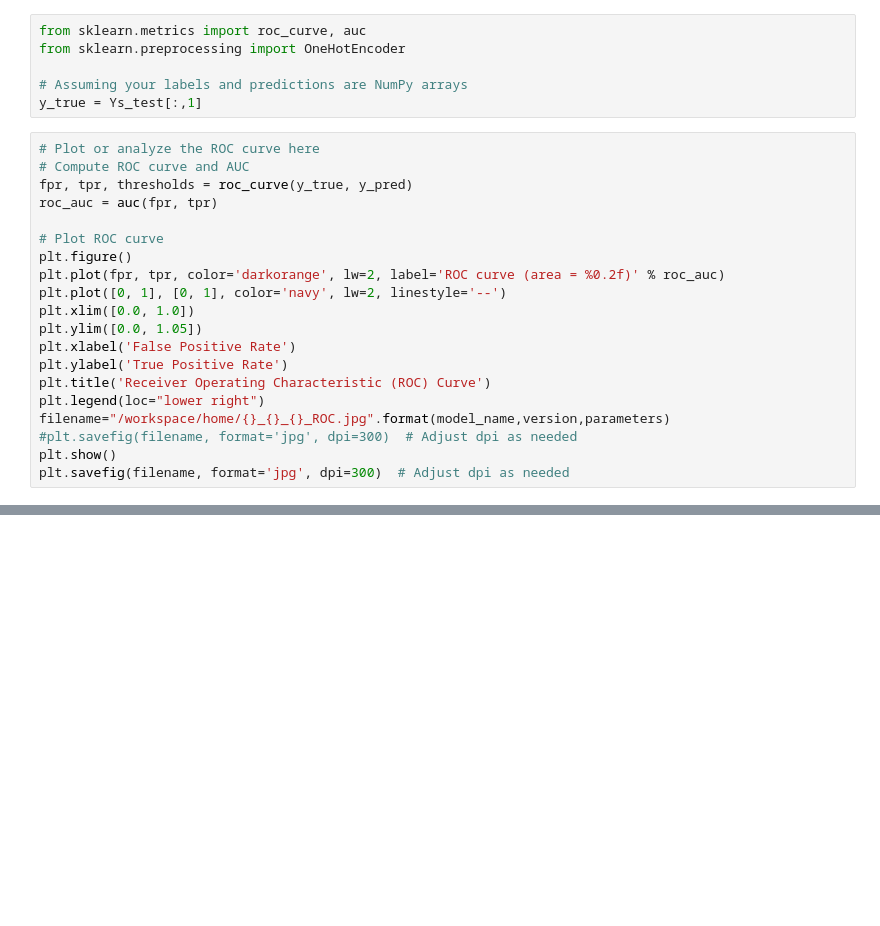
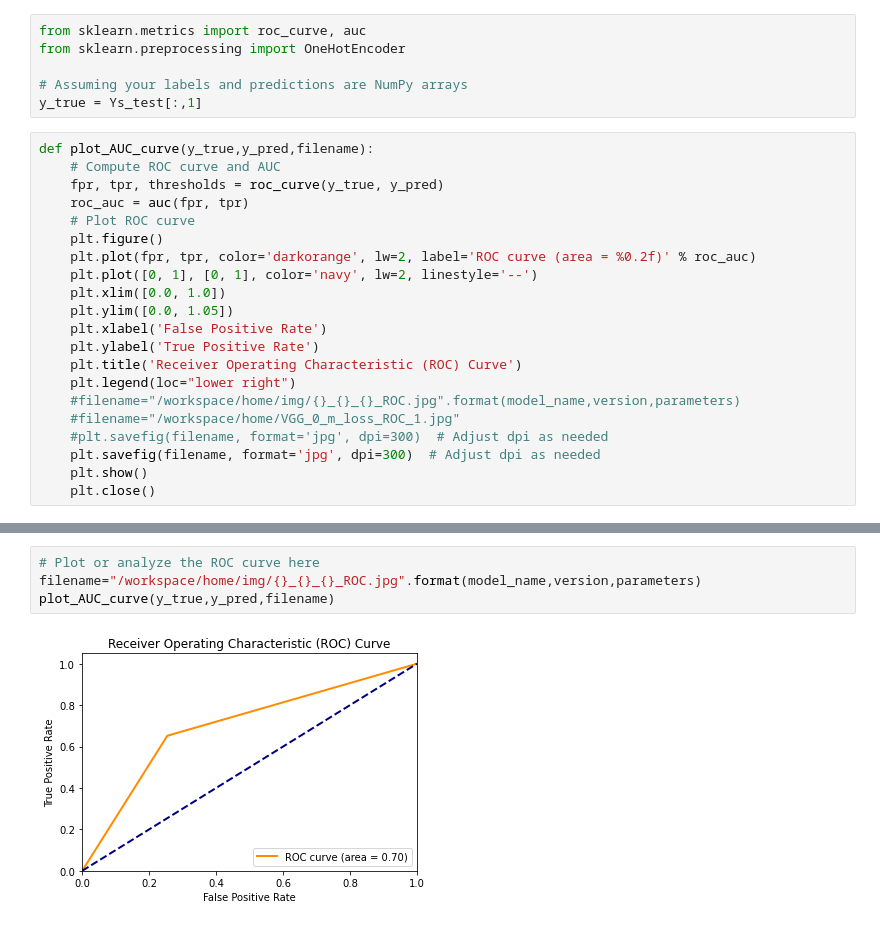
Before and after one commit to darnone4dev/UDACITY_HC, a Jupyter notebook: project_1/ipynb/X_ray_chest_pneumonia_submit_0.ipynb, the cells around one changed output, grey strips where cells are left out. Drawn from its saved outputs; the diff is of its cells as text; blank space fills up the shorter version.

```diff
--- a/project_1/ipynb/X_ray_chest_pneumonia_submit_0.ipynb
+++ b/project_1/ipynb/X_ray_chest_pneumonia_submit_0.ipynb
@@ -1125,22 +1104,23 @@ from sklearn.preprocessing import OneHotEncoder
 # Assuming your labels and predictions are NumPy arrays
 y_true = Ys_test[:,1]
 # %%
-# Plot or analyze the ROC curve here
-# Compute ROC curve and AUC
-fpr, tpr, thresholds = roc_curve(y_true, y_pred)
-roc_auc = auc(fpr, tpr)
-
-# Plot ROC curve
-plt.figure()
-plt.plot(fpr, tpr, color='darkorange', lw=2, label='ROC curve (area = %0.2f)' % roc_auc)
-plt.plot([0, 1], [0, 1], color='navy', lw=2, linestyle='--')
-plt.xlim([0.0, 1.0])
-plt.ylim([0.0, 1.05])
-plt.xlabel('False Positive Rate')
-plt.ylabel('True Positive Rate')
-plt.title('Receiver Operating Characteristic (ROC) Curve')
-plt.legend(loc="lower right")
-filename="/workspace/home/{}_{}_{}_ROC.jpg".format(model_name,version,parameters)
-#plt.savefig(filename, format='jpg', dpi=300)  # Adjust dpi as needed
-plt.show()
-plt.savefig(filename, format='jpg', dpi=300)  # Adjust dpi as needed
+def plot_AUC_curve(y_true,y_pred,filename):
+    # Compute ROC curve and AUC
+    fpr, tpr, thresholds = roc_curve(y_true, y_pred)
+    roc_auc = auc(fpr, tpr)
+    # Plot ROC curve
+    plt.figure()
+    plt.plot(fpr, tpr, color='darkorange', lw=2, label='ROC curve (area = %0.2f)' % roc_auc)
+    plt.plot([0, 1], [0, 1], color='navy', lw=2, linestyle='--')
+    plt.xlim([0.0, 1.0])
+    plt.ylim([0.0, 1.05])
+    plt.xlabel('False Positive Rate')
+    plt.ylabel('True Positive Rate')
+    plt.title('Receiver Operating Characteristic (ROC) Curve')
+    plt.legend(loc="lower right")
+    #filename="/workspace/home/img/{}_{}_{}_ROC.jpg".format(model_name,version,parameters)
+    #filename="/workspace/home/VGG_0_m_loss_ROC_1.jpg"
+    #plt.savefig(filename, format='jpg', dpi=300)  # Adjust dpi as needed
+    plt.savefig(filename, format='jpg', dpi=300)  # Adjust dpi as needed
+    plt.show()
+    plt.close()
@@ -1147,2 +1138,8 @@ plt.savefig(filename, format='jpg', dpi=300)  # Adjust dpi as needed
+# %%
+# Plot or analyze the ROC curve here
+filename="/workspace/home/img/{}_{}_{}_ROC.jpg".format(model_name,version,parameters)
+plot_AUC_curve(y_true,y_pred,filename)
+# %% [output]
+[figure, added]
 # %%
 cm = confusion_matrix(y_true, y_pred)
```
Also changed, not shown: parts of 44 cells of this notebook, 9 other files.
